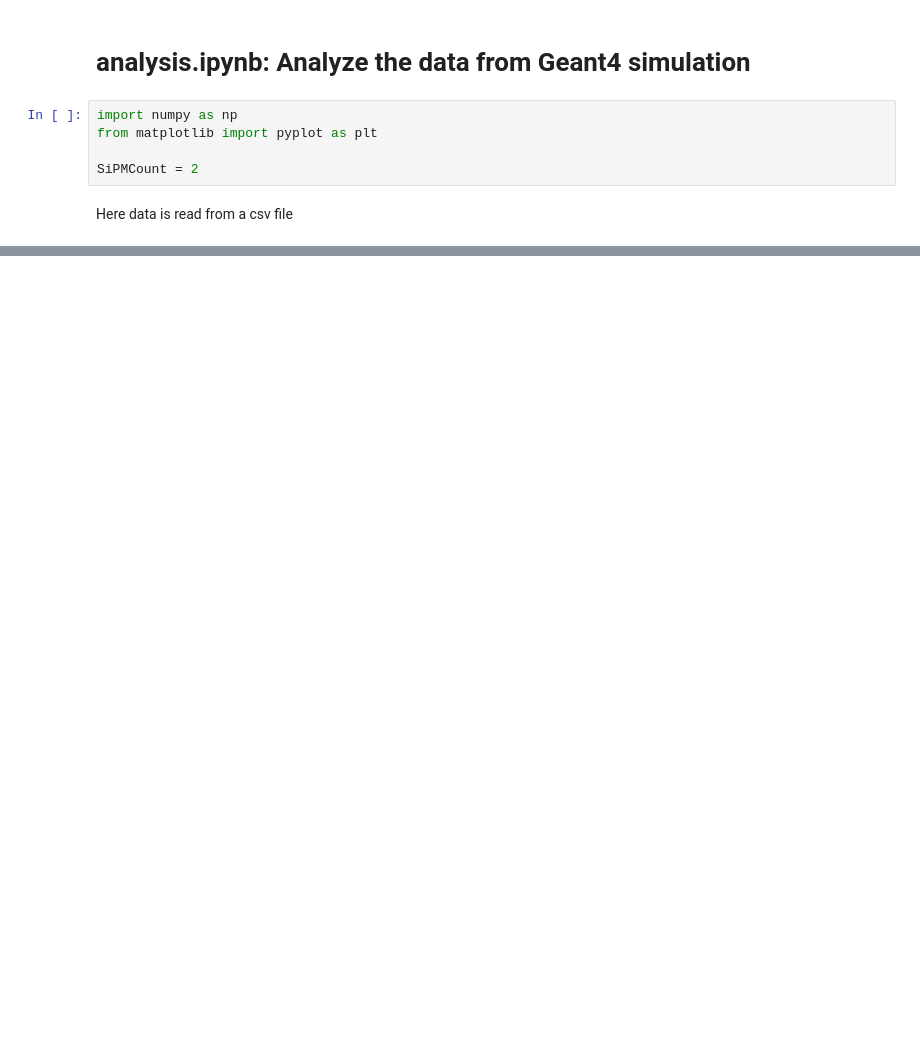
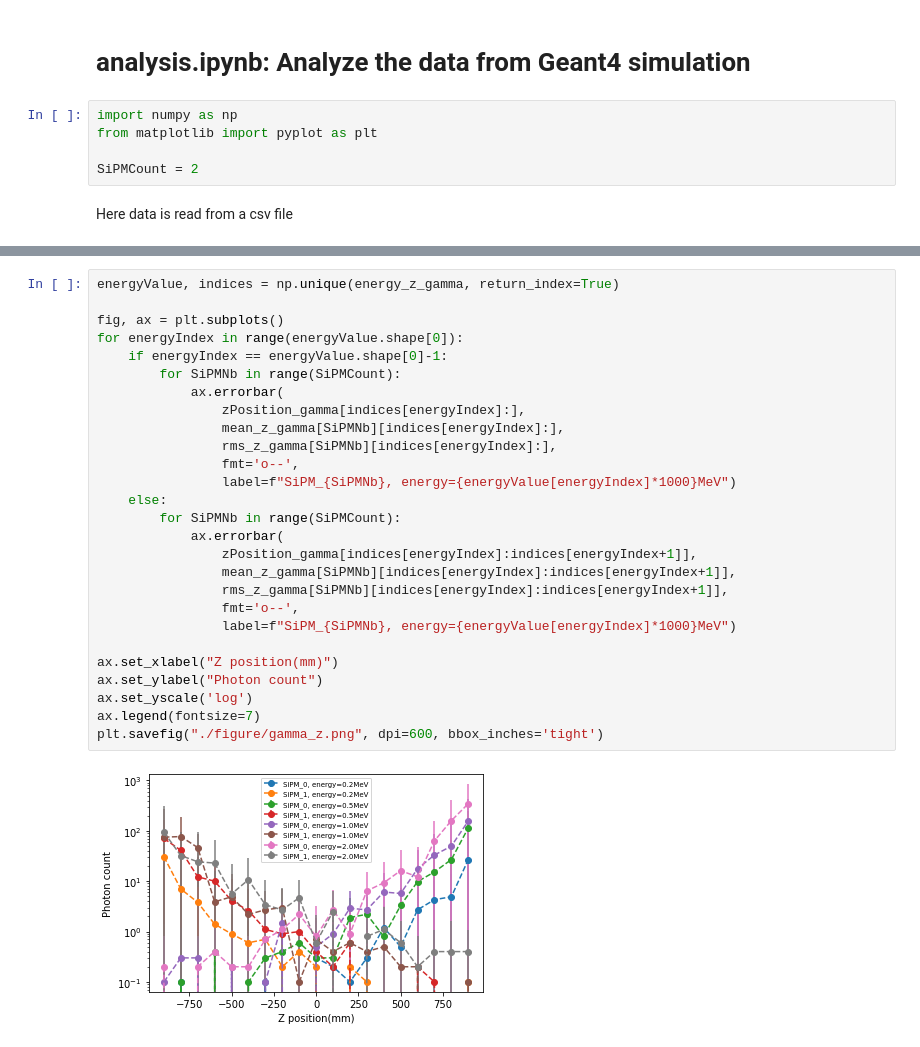
Before and after one commit to mhliu0001/MuonVeto, a Jupyter notebook: analysis/analysis.ipynb, the cells around one changed output, grey strips where cells are left out. Cells and saved outputs as stored; diff of their text form; blank space fills up the shorter version.

```diff
--- a/analysis/analysis.ipynb
+++ b/analysis/analysis.ipynb
@@ -59,0 +100,29 @@ plt.savefig("./figure/muon_z.png", dpi=600, bbox_inches='tight')
+# %%
+energyValue, indices = np.unique(energy_z_gamma, return_index=True)
+
+fig, ax = plt.subplots()
+for energyIndex in range(energyValue.shape[0]):
+    if energyIndex == energyValue.shape[0]-1:
+        for SiPMNb in range(SiPMCount):
+            ax.errorbar(
+                zPosition_gamma[indices[energyIndex]:],
+                mean_z_gamma[SiPMNb][indices[energyIndex]:],
+                rms_z_gamma[SiPMNb][indices[energyIndex]:],
+                fmt='o--',
+                label=f"SiPM_{SiPMNb}, energy={energyValue[energyIndex]*1000}MeV")
+    else:
+        for SiPMNb in range(SiPMCount):
+            ax.errorbar(
+                zPosition_gamma[indices[energyIndex]:indices[energyIndex+1]],
+                mean_z_gamma[SiPMNb][indices[energyIndex]:indices[energyIndex+1]],
+                rms_z_gamma[SiPMNb][indices[energyIndex]:indices[energyIndex+1]],
+                fmt='o--',
+                label=f"SiPM_{SiPMNb}, energy={energyValue[energyIndex]*1000}MeV")
+
+ax.set_xlabel("Z position(mm)")
+ax.set_ylabel("Photon count")
+ax.set_yscale('log')
+ax.legend(fontsize=7)
+plt.savefig("./figure/gamma_z.png", dpi=600, bbox_inches='tight')
+# %% [output]
+[figure, added]
```
Also changed, not shown: parts of 6 cells of this notebook, 15 other files.
